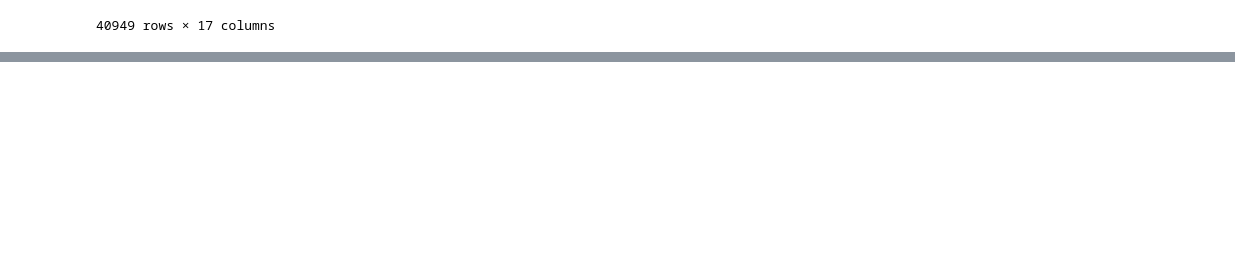
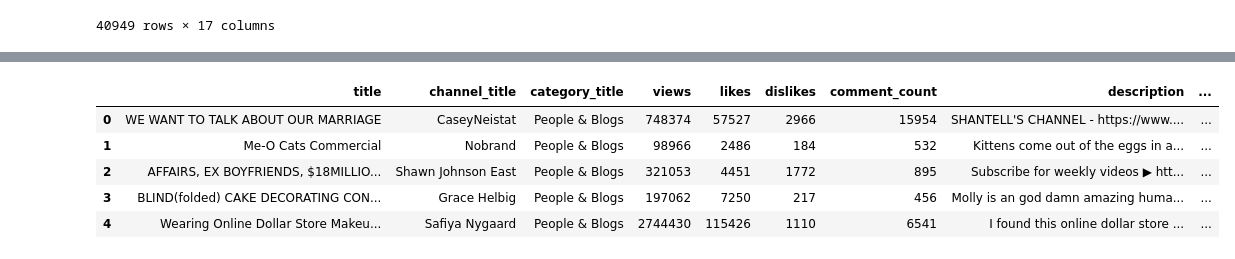
Before and after one commit to negalaz/DataTranslator, a Jupyter notebook: CU_YT_NGP_JERR.ipynb, the cells around one changed output, grey strips where cells are left out. Drawn from its saved outputs; the diff is of its cells as text; code cells hidden in the pictures; blank space fills up the shorter version.

```diff
--- a/CU_YT_NGP_JERR.ipynb
+++ b/CU_YT_NGP_JERR.ipynb
@@ -109,0 +122,13 @@ dfv
+# %%
+#parte 6
+import json
+
+with open("./data/US_category_id.json") as data_file:
+    data = json.load(data_file)
+
+dfCategory = pd.json_normalize(data, 'items', record_prefix='category_')
+dfCategory.rename(columns={'category_snippet.title': 'category_title',
+                           'category_snippet.channelId':'category_channelId',
+                           'category_snippet.assignable':'category_assignable'},
+                inplace=True)
+dfCategory.head()
@@ -109,0 +151,15 @@ dfv
+# %%
+#Parte 7
+dfCategory["category_id"]=dfCategory["category_id"].astype(int)
+
+dfVideoCat = pd.merge(dfv, dfCategory,on="category_id")
+
+dfVideoCat = dfVideoCat[["title","channel_title","category_title","views","likes","dislikes","comment_count","description","tag_conteo","Likes"]]
+dfVideoCat.head()
+# %% [output]
+|  | title | channel_title | category_title | views | likes | dislikes | comment_count | description | ... |
+| 0 | WE WANT TO TALK ABOUT OUR MARRIAGE | CaseyNeistat | People & Blogs | 748374 | 57527 | 2966 | 15954 | SHANTELL'S CHANNEL - https://www.... | ... |
+| 1 | Me-O Cats Commercial | Nobrand | People & Blogs | 98966 | 2486 | 184 | 532 | Kittens come out of the eggs in a... | ... |
+| 2 | AFFAIRS, EX BOYFRIENDS, $18MILLIO... | Shawn Johnson East | People & Blogs | 321053 | 4451 | 1772 | 895 | Subscribe for weekly videos ▶ htt... | ... |
+| 3 | BLIND(folded) CAKE DECORATING CON... | Grace Helbig | People & Blogs | 197062 | 7250 | 217 | 456 | Molly is an god damn amazing huma... | ... |
+| 4 | Wearing Online Dollar Store Makeu... | Safiya Nygaard | People & Blogs | 2744430 | 115426 | 1110 | 6541 | I found this online dollar store ... | ... |
```
Also changed, not shown: parts of 7 cells of this notebook.
